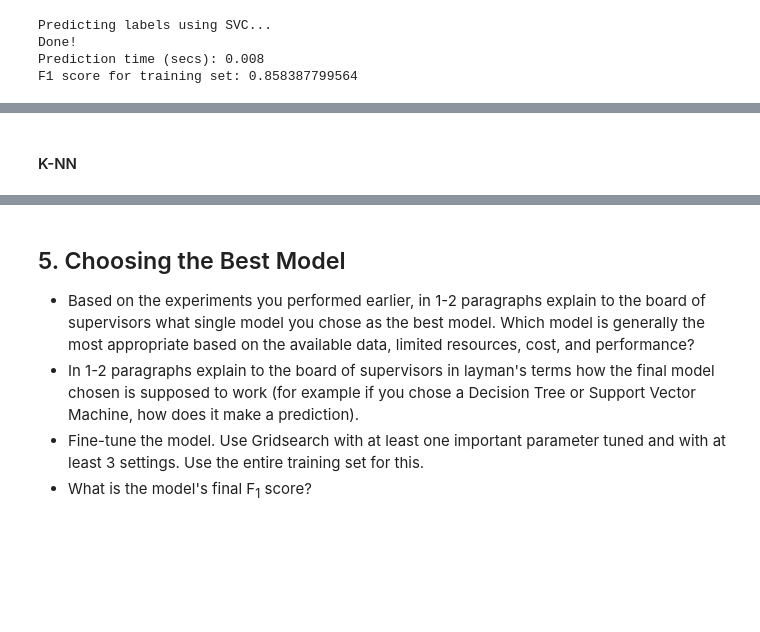
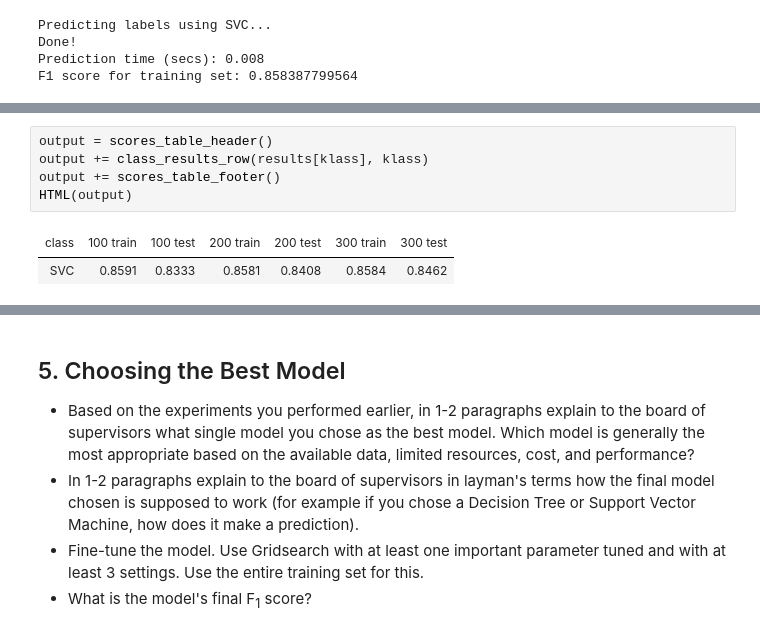
Before and after one commit to adamw523/machine-learning, a Jupyter notebook: projects/student_intervention/student_intervention.ipynb, the cells around one changed output, grey strips where cells are left out. Cells and saved outputs as stored; diff of their text form; blank space fills up the shorter version.

```diff
--- a/projects/student_intervention/student_intervention.ipynb
+++ b/projects/student_intervention/student_intervention.ipynb
@@ -361,3 +386,9 @@ Prediction time (secs): 0.002
 F1 score for test set: 0.846153846154
-# %% [markdown]
-#### K-NN
+# %%
+output = scores_table_header()
+output += class_results_row(results[klass], klass)
+output += scores_table_footer()
+HTML(output)
+# %% [output]
+| class | 100 train | 100 test | 200 train | 200 test | 300 train | 300 test |
+| SVC | 0.8591 | 0.8333 | 0.8581 | 0.8408 | 0.8584 | 0.8462 |
```
Also changed, not shown: parts of 23 cells of this notebook.
